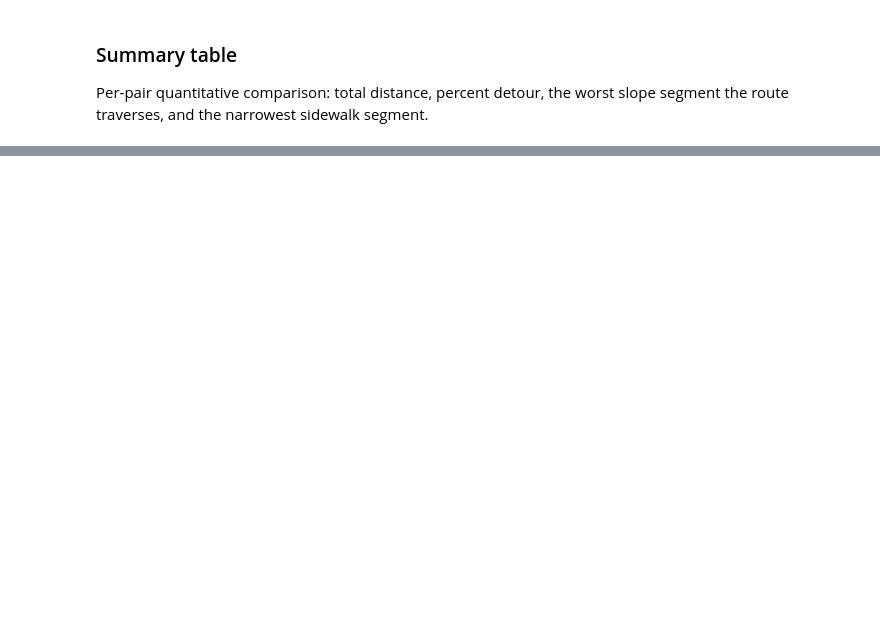
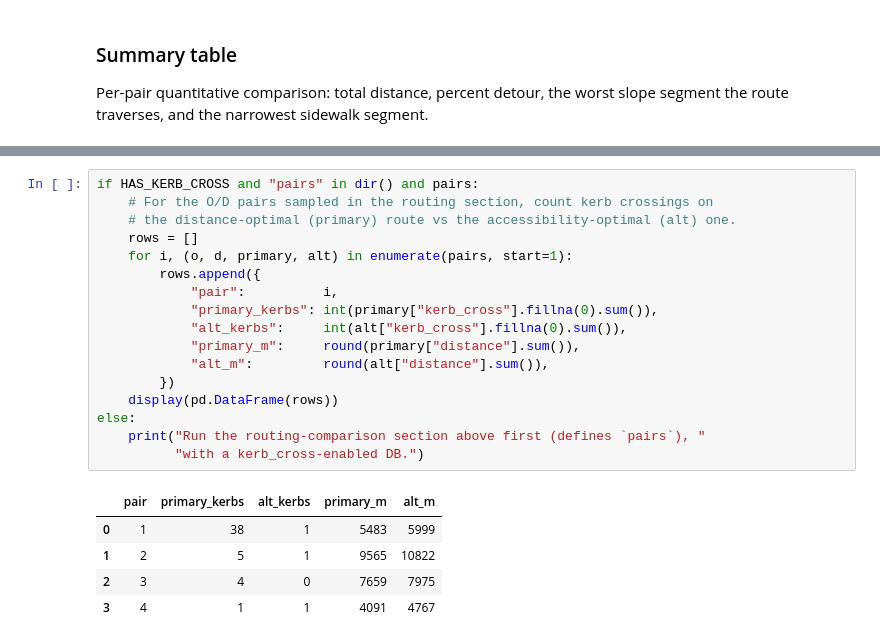
Before and after one commit to mehrrero/rampa, a Jupyter notebook: example.ipynb, the cells around one changed output, grey strips where cells are left out. Drawn from its saved outputs; the diff is of its cells as text; blank space fills up the shorter version.

```diff
--- a/example.ipynb
+++ b/example.ipynb
@@ -255,0 +465,23 @@ pd.DataFrame(summary).round(2)
+# %%
+if HAS_KERB_CROSS and "pairs" in dir() and pairs:
+    # For the O/D pairs sampled in the routing section, count kerb crossings on
+    # the distance-optimal (primary) route vs the accessibility-optimal (alt) one.
+    rows = []
+    for i, (o, d, primary, alt) in enumerate(pairs, start=1):
+        rows.append({
+            "pair":          i,
+            "primary_kerbs": int(primary["kerb_cross"].fillna(0).sum()),
+            "alt_kerbs":     int(alt["kerb_cross"].fillna(0).sum()),
+            "primary_m":     round(primary["distance"].sum()),
+            "alt_m":         round(alt["distance"].sum()),
+        })
+    display(pd.DataFrame(rows))
+else:
+    print("Run the routing-comparison section above first (defines `pairs`), "
+          "with a kerb_cross-enabled DB.")
+# %% [output]
+|  | pair | primary_kerbs | alt_kerbs | primary_m | alt_m |
+| 0 | 1 | 38 | 1 | 5483 | 5999 |
+| 1 | 2 | 5 | 1 | 9565 | 10822 |
+| 2 | 3 | 4 | 0 | 7659 | 7975 |
+| 3 | 4 | 1 | 1 | 4091 | 4767 |
```
Also changed, not shown: parts of 24 cells of this notebook, 10 other files.
